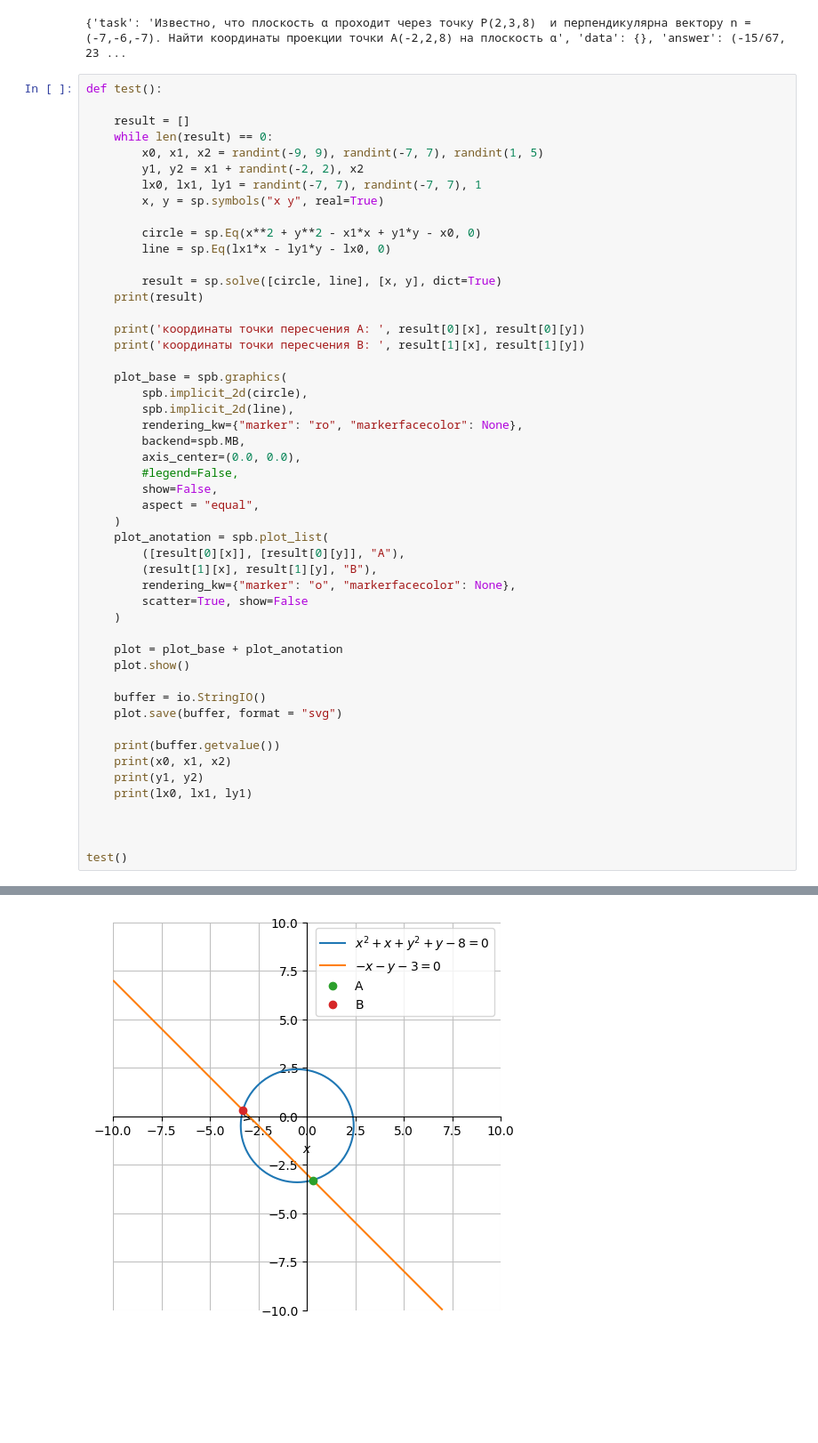
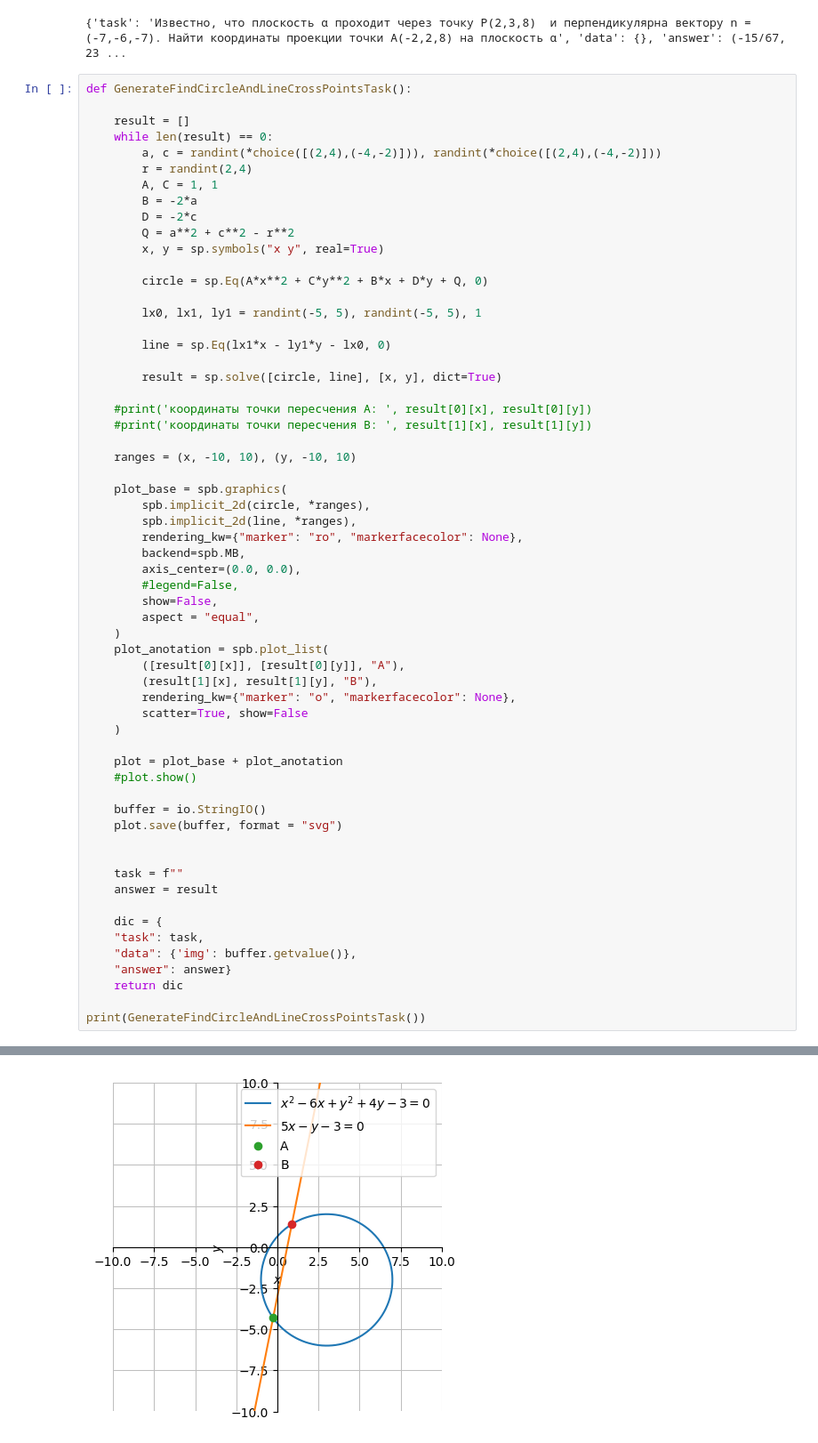
Before and after one commit to stuffch1k/math_generator, a Jupyter notebook: generatorrrs.ipynb, the cells around one changed output, grey strips where cells are left out. Shown: that part at 89% size. Cells and saved outputs as stored; diff of their text form; blank space fills up the shorter version.

```diff
--- a/generatorrrs.ipynb
+++ b/generatorrrs.ipynb
@@ -665,27 +665,34 @@ print(GeneratePointProjectionOnPlainTask())
 # %% [output]
 {'task': 'Известно, что плоскость α проходит через точку P(2,3,8)  и перпендикулярна вектору n =(-7,-6,-7). Найти координаты проекции точки A(-2,2,8) на плоскость α', 'data': {}, 'answer': (-15/67, 23 ...
 # %%
-def test():
+def GenerateFindCircleAndLineCrossPointsTask():
 
     result = []
     while len(result) == 0:
-        x0, x1, x2 = randint(-9, 9), randint(-7, 7), randint(1, 5)
-        y1, y2 = x1 + randint(-2, 2), x2
-        lx0, lx1, ly1 = randint(-7, 7), randint(-7, 7), 1
+        a, c = randint(*choice([(2,4),(-4,-2)])), randint(*choice([(2,4),(-4,-2)]))
+        r = randint(2,4)
+        A, C = 1, 1
+        B = -2*a
+        D = -2*c
+        Q = a**2 + c**2 - r**2
         x, y = sp.symbols("x y", real=True)
 
-        circle = sp.Eq(x**2 + y**2 - x1*x + y1*y - x0, 0)
+        circle = sp.Eq(A*x**2 + C*y**2 + B*x + D*y + Q, 0)
+
+        lx0, lx1, ly1 = randint(-5, 5), randint(-5, 5), 1
+
         line = sp.Eq(lx1*x - ly1*y - lx0, 0)
 
         result = sp.solve([circle, line], [x, y], dict=True)
-    print(result)
 
-    print('координаты точки пересчения А: ', result[0][x], result[0][y])
-    print('координаты точки пересчения B: ', result[1][x], result[1][y])
+    #print('координаты точки пересчения А: ', result[0][x], result[0][y])
+    #print('координаты точки пересчения B: ', result[1][x], result[1][y])
+
+    ranges = (x, -10, 10), (y, -10, 10)
 
     plot_base = spb.graphics(
-        spb.implicit_2d(circle),
-        spb.implicit_2d(line),
+        spb.implicit_2d(circle, *ranges),
+        spb.implicit_2d(line, *ranges),
         rendering_kw={"marker": "ro", "markerfacecolor": None},
         backend=spb.MB,
         axis_center=(0.0, 0.0),
@@ -701,17 +708,20 @@ def test():
     )
 
     plot = plot_base + plot_anotation
-    plot.show()
+    #plot.show()
 
     buffer = io.StringIO()
     plot.save(buffer, format = "svg")
 
-    print(buffer.getvalue())
-    print(x0, x1, x2)
-    print(y1, y2)
-    print(lx0, lx1, ly1)
 
+    task = f""
+    answer = result
 
+    dic = {
+    "task": task,
+    "data": {'img': buffer.getvalue()},
+    "answer": answer}
+    return dic
 
-test()
+print(GenerateFindCircleAndLineCrossPointsTask())
 # %% [output]
@@ -721 +729 @@ test()
-[figure, old version]
+[figure, new version]
```
Also changed, not shown: parts of 5 cells of this notebook, 1 other file.
